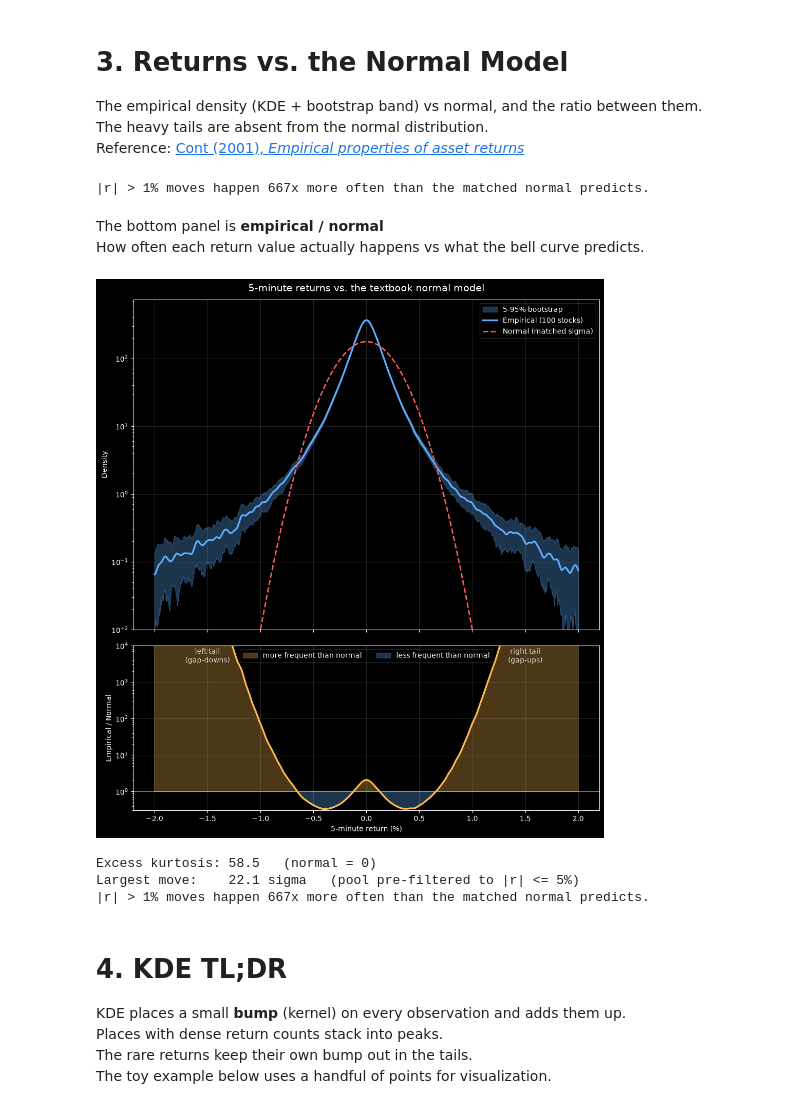
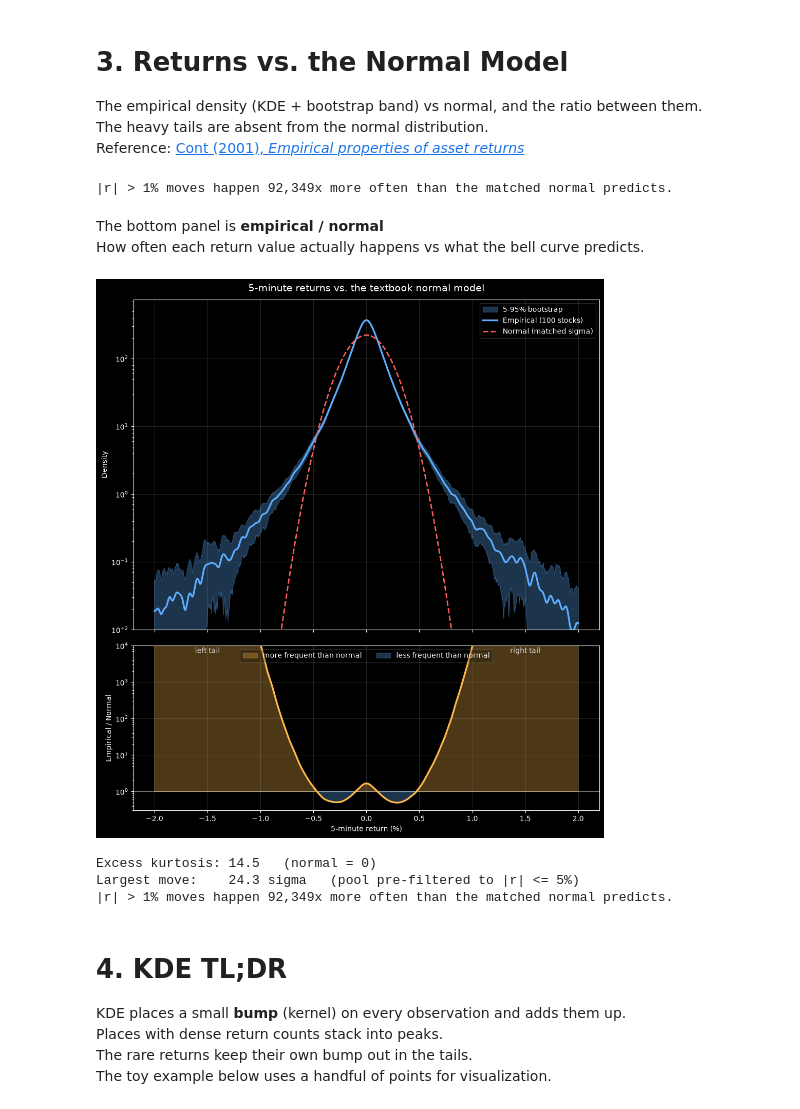
Before and after one commit to will-hill/GPU-Quant-Finance, a Jupyter notebook: 03-kde-stylized-facts/KDE_Stylized_Facts_Demo.ipynb, the cells around one changed output. Cells and saved outputs as stored; diff of their text form; code cells hidden in the pictures.

```diff
--- a/03-kde-stylized-facts/KDE_Stylized_Facts_Demo.ipynb
+++ b/03-kde-stylized-facts/KDE_Stylized_Facts_Demo.ipynb
@@ -62,7 +68,7 @@ import numpy as np
 import time
 
 # Pre-computed 5-minute returns [ticker, ret]
-CANDIDATES = ["intraday_returns.parquet", "../data/intraday_returns.parquet"]
+CANDIDATES = ["intraday_returns_5m.parquet", "../data/intraday_returns_5m.parquet"]
 DATA_PATH = next((p for p in CANDIDATES if Path(p).exists()), CANDIDATES[0])
 
 Path("images").mkdir(parents=True, exist_ok=True)  # figures save here
@@ -105,13 +111,13 @@ KDE_BANDWIDTH = 0.0002
 # Fixed evaluation grid: +/- 2% in 5-minute return space.
 GRID = np.linspace(-0.02, 0.02, 5000).reshape(-1, 1)
 # %%
-def bootstrap_kde(returns, n_samples=N_SAMPLES, n_boot=N_BOOT, bandwidth=KDE_BANDWIDTH, seed=0):
+def bootstrap_kde(returns, n_samples=N_SAMPLES, n_boot=N_BOOT_HEADLINE, bandwidth=KDE_BANDWIDTH, seed=0):
     """Bootstrap KDE of a return sample. Returns timing + density band."""
     densities = np.empty((n_boot, len(GRID)))
 
     t0 = time.perf_counter()
     for i in range(n_boot):
-        sample = returns.sample(n=n_samples, replace=True).values.reshape(-1, 1)
+        sample = returns.sample(n=n_samples, replace=True, random_state=seed + i).values.reshape(-1, 1)
         kde = KernelDensity(bandwidth=bandwidth, kernel="gaussian").fit(sample)
         densities[i] = np.exp(kde.score_samples(GRID))
     fit_seconds = time.perf_counter() - t0
@@ -165,7 +174,7 @@ p_norm = norm.sf(THRESH, loc=mu, scale=sigma) + norm.cdf(-THRESH, loc=mu, scale=
 tail_mult = p_emp / p_norm
 print(f"|r| > 1% moves happen {tail_mult:,.0f}x more often than the matched normal predicts.")
 # %% [output]
-|r| > 1% moves happen 667x more often than the matched normal predicts.
+|r| > 1% moves happen 92,349x more often than the matched normal predicts.
 # %% [markdown]
 The bottom panel is **empirical / normal**
 How often each return value actually happens vs what the bell curve predicts.
@@ -181,39 +190,39 @@ ax1.set_yscale("log")
 ax1.set_ylim(0.01, mean.max() * 2)
 ax1.set_ylabel("Density")
 ax1.legend(loc="upper right", framealpha=0.2)
 ax1.set_title("5-minute returns vs. the textbook normal model", fontsize=14, pad=12)
 ax1.grid(alpha=0.15)
 
 # Bottom: empirical / normal ratio, with left/right tail callouts.
 ax2.axhline(1, color="white", lw=1, alpha=0.4)
 ax2.plot(g_pct, ratio, color=AMBER, lw=2.5)
 ax2.fill_between(g_pct, 1, ratio, where=(ratio > 1), color=AMBER, alpha=0.3, label="more frequent than normal")
 ax2.fill_between(g_pct, 1, ratio, where=(ratio < 1), color=NV_BLUE, alpha=0.3, label="less frequent than normal")
-ax2.annotate("left tail\n(gap-downs)", xy=(-1.5, min(ratio[g_pct < -1.5].max(), 9e3)), color="white", fontsize=10, ha="center", va="top", alpha=0.8)
-ax2.annotate("right tail\n(gap-ups)", xy=(1.5, min(ratio[g_pct > 1.5].max(), 9e3)), color="white", fontsize=10, ha="center", va="top", alpha=0.8)
+ax2.annotate("left tail", xy=(-1.5, min(ratio[g_pct < -1.5].max(), 9e3)), color="white", fontsize=10, ha="center", va="top", alpha=0.8)
+ax2.annotate("right tail", xy=(1.5, min(ratio[g_pct > 1.5].max(), 9e3)), color="white", fontsize=10, ha="center", va="top", alpha=0.8)
 
 ax2.set_yscale("log")
 ax2.set_ylim(0.3, 1e4)
 ax2.set_ylabel("Empirical / Normal")
 ax2.set_xlabel("5-minute return (%)")
 ax2.legend(loc="upper center", framealpha=0.2, ncol=2)
 ax2.grid(alpha=0.15)
 
 plt.tight_layout()
 plt.savefig("images/intraday_density_ratio.png", dpi=150, facecolor=fig.get_facecolor())
 plt.show()
 
 # Headline stylized-fact numbers.
 exc_kurt = kurtosis(all_returns["ret"], fisher=True)
 max_sigma = np.abs(all_returns["ret"]).max() / sigma
 print(f"Excess kurtosis: {exc_kurt:.1f}   (normal = 0)")
 print(f"Largest move:    {max_sigma:.1f} sigma   (pool pre-filtered to |r| <= 5%)")
 print(f"|r| > 1% moves happen {tail_mult:,.0f}x more often than the matched normal predicts.")
 # %% [output]
-[figure, old version]
+[figure, new version]
-Excess kurtosis: 58.5   (normal = 0)
-Largest move:    22.1 sigma   (pool pre-filtered to |r| <= 5%)
-|r| > 1% moves happen 667x more often than the matched normal predicts.
+Excess kurtosis: 14.5   (normal = 0)
+Largest move:    24.3 sigma   (pool pre-filtered to |r| <= 5%)
+|r| > 1% moves happen 92,349x more often than the matched normal predicts.
 # %% [markdown]
 # 4. KDE TL;DR
 
```
Also changed, not shown: parts of 21 cells of this notebook.
